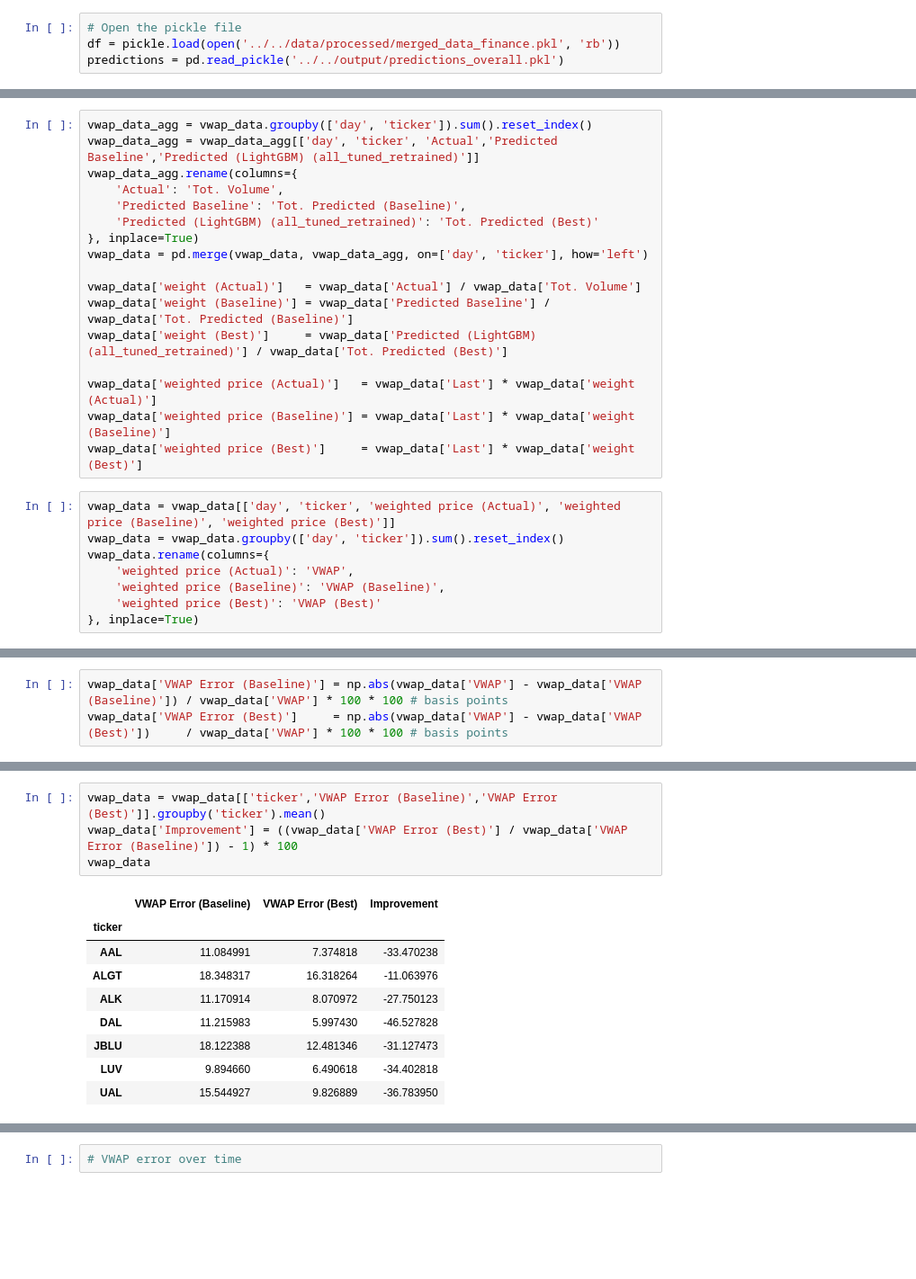
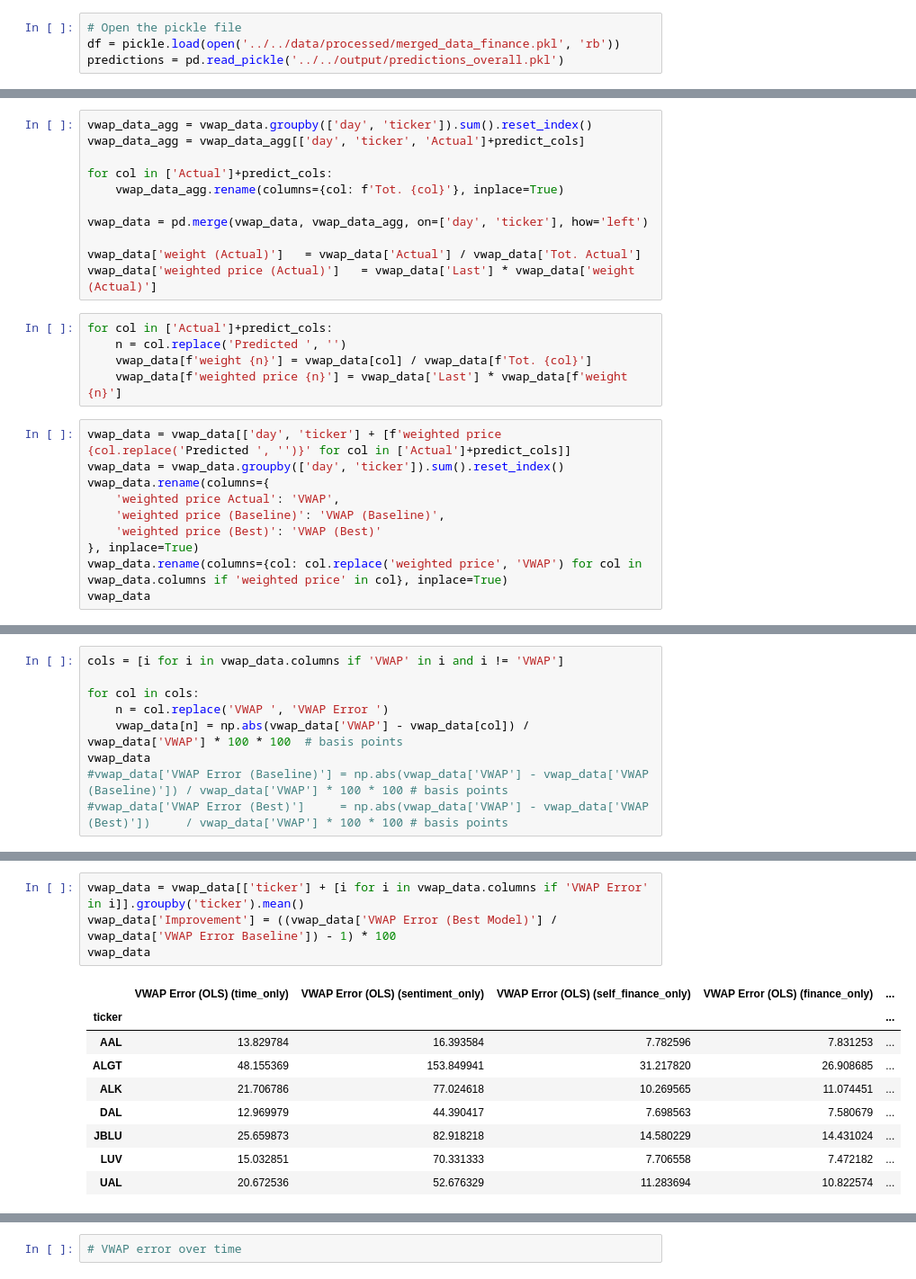
Before and after one commit to svanomm/sentiment-volume-forecasting, a Jupyter notebook: Scripts/05 Models/10 VWAP Analysis.ipynb, the cells around one changed output, grey strips where cells are left out. Shown at 90% size. Drawn from its saved outputs; the diff is of its cells as text; blank space fills up the shorter version.

```diff
--- a/Scripts/05 Models/10 VWAP Analysis.ipynb
+++ b/Scripts/05 Models/10 VWAP Analysis.ipynb
@@ -46,25 +44,26 @@ portfolio['1% of Turnover'] = portfolio['$ Volume'] * 0.01
 # %%
 vwap_data_agg = vwap_data.groupby(['day', 'ticker']).sum().reset_index()
-vwap_data_agg = vwap_data_agg[['day', 'ticker', 'Actual','Predicted Baseline','Predicted (LightGBM) (all_tuned_retrained)']]
-vwap_data_agg.rename(columns={
-    'Actual': 'Tot. Volume',
-    'Predicted Baseline': 'Tot. Predicted (Baseline)',
-    'Predicted (LightGBM) (all_tuned_retrained)': 'Tot. Predicted (Best)'
-}, inplace=True)
+vwap_data_agg = vwap_data_agg[['day', 'ticker', 'Actual']+predict_cols]
+
+for col in ['Actual']+predict_cols:
+    vwap_data_agg.rename(columns={col: f'Tot. {col}'}, inplace=True)
+
 vwap_data = pd.merge(vwap_data, vwap_data_agg, on=['day', 'ticker'], how='left')
 
-vwap_data['weight (Actual)']   = vwap_data['Actual'] / vwap_data['Tot. Volume']
-vwap_data['weight (Baseline)'] = vwap_data['Predicted Baseline'] / vwap_data['Tot. Predicted (Baseline)']
-vwap_data['weight (Best)']     = vwap_data['Predicted (LightGBM) (all_tuned_retrained)'] / vwap_data['Tot. Predicted (Best)']
-
+vwap_data['weight (Actual)']   = vwap_data['Actual'] / vwap_data['Tot. Actual']
 vwap_data['weighted price (Actual)']   = vwap_data['Last'] * vwap_data['weight (Actual)']
-vwap_data['weighted price (Baseline)'] = vwap_data['Last'] * vwap_data['weight (Baseline)']
-vwap_data['weighted price (Best)']     = vwap_data['Last'] * vwap_data['weight (Best)']
+# %%
+for col in ['Actual']+predict_cols:
+    n = col.replace('Predicted ', '')
+    vwap_data[f'weight {n}'] = vwap_data[col] / vwap_data[f'Tot. {col}']
+    vwap_data[f'weighted price {n}'] = vwap_data['Last'] * vwap_data[f'weight {n}']
 # %%
-vwap_data = vwap_data[['day', 'ticker', 'weighted price (Actual)', 'weighted price (Baseline)', 'weighted price (Best)']]
+vwap_data = vwap_data[['day', 'ticker'] + [f'weighted price {col.replace('Predicted ', '')}' for col in ['Actual']+predict_cols]]
 vwap_data = vwap_data.groupby(['day', 'ticker']).sum().reset_index()
 vwap_data.rename(columns={
-    'weighted price (Actual)': 'VWAP',
+    'weighted price Actual': 'VWAP',
     'weighted price (Baseline)': 'VWAP (Baseline)',
     'weighted price (Best)': 'VWAP (Best)'
 }, inplace=True)
+vwap_data.rename(columns={col: col.replace('weighted price', 'VWAP') for col in vwap_data.columns if 'weighted price' in col}, inplace=True)
+vwap_data
@@ -71,3 +84,9 @@ vwap_data.rename(columns={
 # %%
-vwap_data['VWAP Error (Baseline)'] = np.abs(vwap_data['VWAP'] - vwap_data['VWAP (Baseline)']) / vwap_data['VWAP'] * 100 * 100 # basis points
-vwap_data['VWAP Error (Best)']     = np.abs(vwap_data['VWAP'] - vwap_data['VWAP (Best)'])     / vwap_data['VWAP'] * 100 * 100 # basis points
+cols = [i for i in vwap_data.columns if 'VWAP' in i and i != 'VWAP']
+
+for col in cols:
+    n = col.replace('VWAP ', 'VWAP Error ')
+    vwap_data[n] = np.abs(vwap_data['VWAP'] - vwap_data[col]) / vwap_data['VWAP'] * 100 * 100  # basis points
+vwap_data
+#vwap_data['VWAP Error (Baseline)'] = np.abs(vwap_data['VWAP'] - vwap_data['VWAP (Baseline)']) / vwap_data['VWAP'] * 100 * 100 # basis points
+#vwap_data['VWAP Error (Best)']     = np.abs(vwap_data['VWAP'] - vwap_data['VWAP (Best)'])     / vwap_data['VWAP'] * 100 * 100 # basis points
@@ -74,14 +107,14 @@ vwap_data['VWAP Error (Best)']     = np.abs(vwap_data['VWAP'] - vwap_data['VWAP
 # %%
-vwap_data = vwap_data[['ticker','VWAP Error (Baseline)','VWAP Error (Best)']].groupby('ticker').mean()
-vwap_data['Improvement'] = ((vwap_data['VWAP Error (Best)'] / vwap_data['VWAP Error (Baseline)']) - 1) * 100
+vwap_data = vwap_data[['ticker'] + [i for i in vwap_data.columns if 'VWAP Error' in i]].groupby('ticker').mean()
+vwap_data['Improvement'] = ((vwap_data['VWAP Error (Best Model)'] / vwap_data['VWAP Error Baseline']) - 1) * 100
 vwap_data
 # %% [output]
-|  | VWAP Error (Baseline) | VWAP Error (Best) | Improvement |
-| ticker |  |  |  |
-| AAL | 11.084991 | 7.374818 | -33.470238 |
-| ALGT | 18.348317 | 16.318264 | -11.063976 |
-| ALK | 11.170914 | 8.070972 | -27.750123 |
-| DAL | 11.215983 | 5.997430 | -46.527828 |
-| JBLU | 18.122388 | 12.481346 | -31.127473 |
-| LUV | 9.894660 | 6.490618 | -34.402818 |
-| UAL | 15.544927 | 9.826889 | -36.783950 |
+|  | VWAP Error (OLS) (time_only) | VWAP Error (OLS) (sentiment_only) | VWAP Error (OLS) (self_finance_only) | VWAP Error (OLS) (finance_only) | ... |
+| ticker |  |  |  |  | ... |
+| AAL | 13.829784 | 16.393584 | 7.782596 | 7.831253 | ... |
+| ALGT | 48.155369 | 153.849941 | 31.217820 | 26.908685 | ... |
+| ALK | 21.706786 | 77.024618 | 10.269565 | 11.074451 | ... |
+| DAL | 12.969979 | 44.390417 | 7.698563 | 7.580679 | ... |
+| JBLU | 25.659873 | 82.918218 | 14.580229 | 14.431024 | ... |
+| LUV | 15.032851 | 70.331333 | 7.706558 | 7.472182 | ... |
+| UAL | 20.672536 | 52.676329 | 11.283694 | 10.822574 | ... |
```
Also changed, not shown: parts of 14 cells of this notebook, 9 other files.
